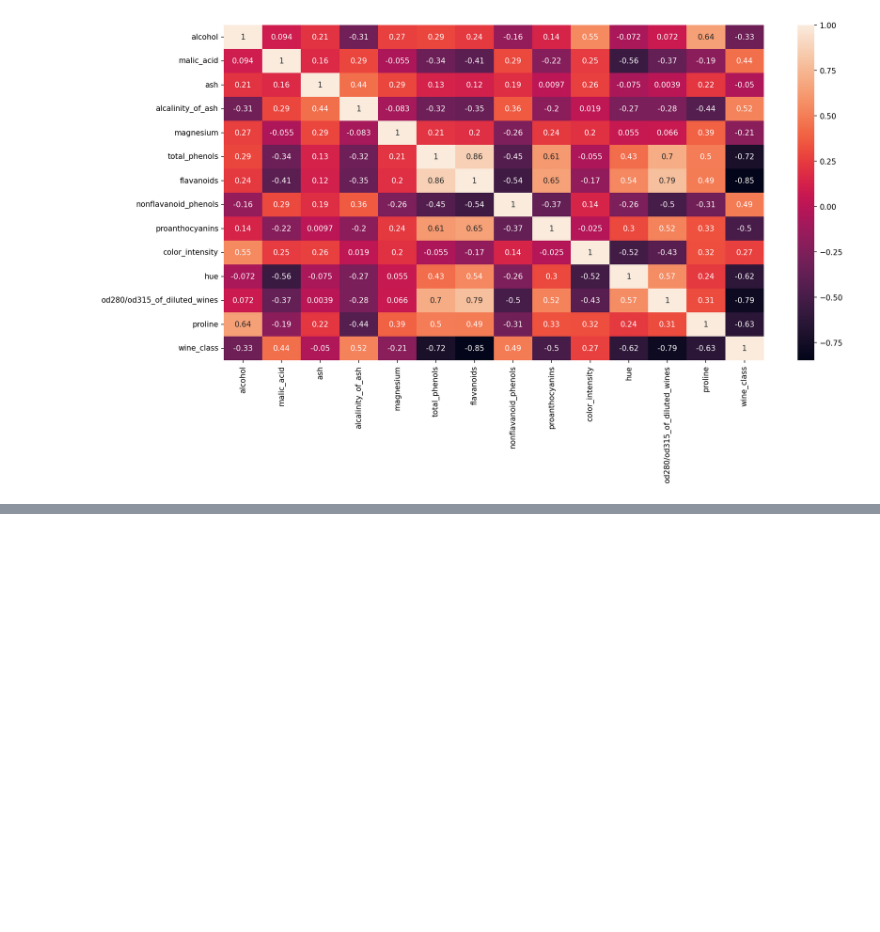
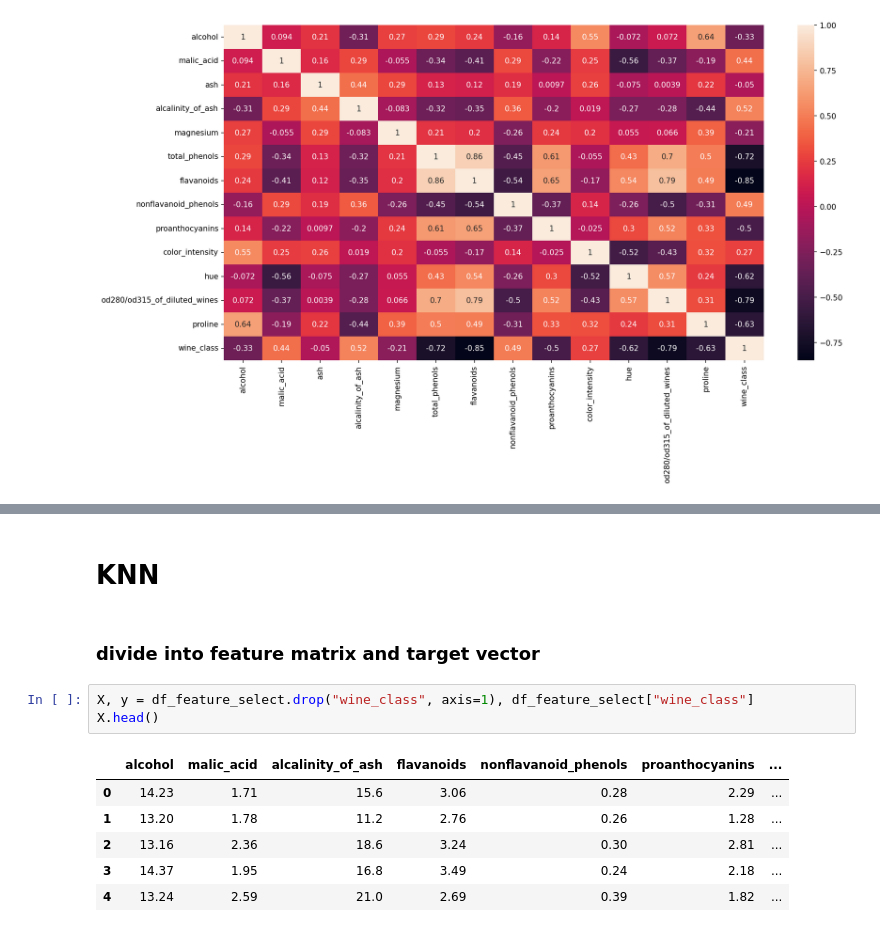
Before and after one commit to kokchun/ai_engineering_kokchun_giang, a Jupyter notebook: code-alongs/05_knn/knn.ipynb, the cells around one changed output, grey strips where cells are left out. Cells and saved outputs as stored; diff of their text form; blank space fills up the shorter version.

```diff
--- a/code-alongs/05_knn/knn.ipynb
+++ b/code-alongs/05_knn/knn.ipynb
@@ -130,0 +125,14 @@ df_with_target.drop(["ash", "total_phenols", "magnesium"], axis=1)
+# %% [markdown]
+# KNN
+# %% [markdown]
+### divide into feature matrix and target vector
+# %%
+X, y = df_feature_select.drop("wine_class", axis=1), df_feature_select["wine_class"]
+X.head()
+# %% [output]
+|  | alcohol | malic_acid | alcalinity_of_ash | flavanoids | nonflavanoid_phenols | proanthocyanins | ... |
+| 0 | 14.23 | 1.71 | 15.6 | 3.06 | 0.28 | 2.29 | ... |
+| 1 | 13.20 | 1.78 | 11.2 | 2.76 | 0.26 | 1.28 | ... |
+| 2 | 13.16 | 2.36 | 18.6 | 3.24 | 0.30 | 2.81 | ... |
+| 3 | 14.37 | 1.95 | 16.8 | 3.49 | 0.24 | 2.18 | ... |
+| 4 | 13.24 | 2.59 | 21.0 | 2.69 | 0.39 | 1.82 | ... |
```
Also changed, not shown: parts of 11 cells of this notebook.
